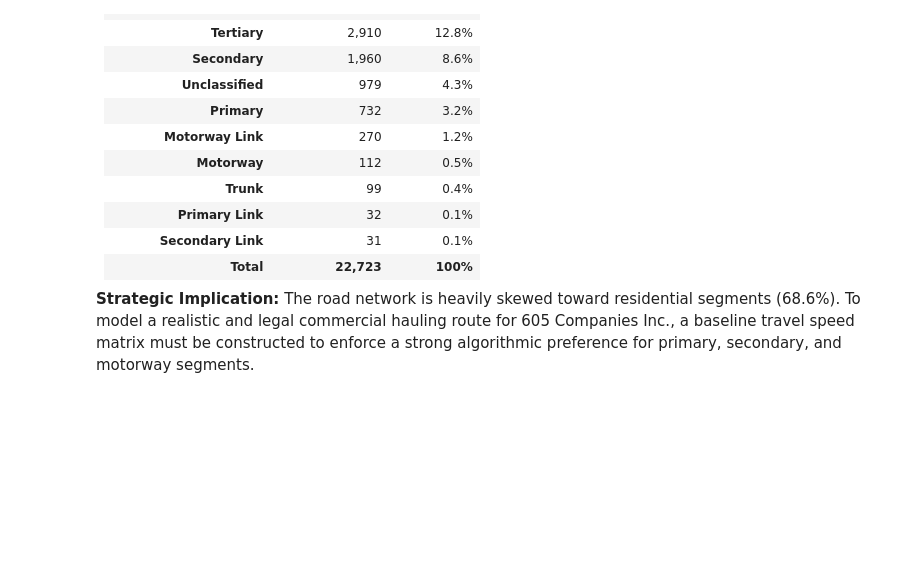
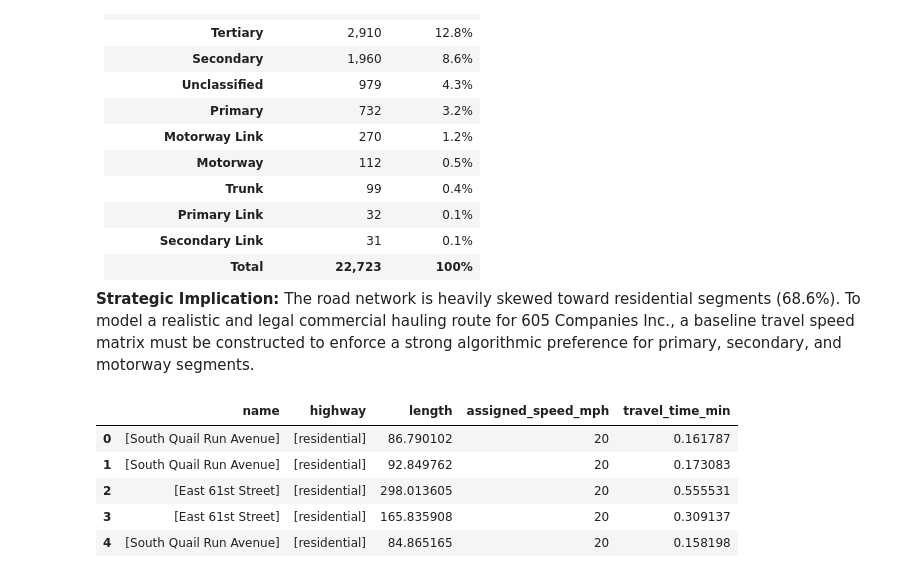
Before and after one commit to Elkay-Analytics-LLC/605-companies-inc-core-analytics-workspace, a Jupyter notebook: 605_Companies_Projects/01_haul_optimization.ipynb, the cells around one changed output. Drawn from its saved outputs; the diff is of its cells as text; code cells hidden in the pictures; blank space fills up the shorter version.

```diff
--- a/605_Companies_Projects/01_haul_optimization.ipynb
+++ b/605_Companies_Projects/01_haul_optimization.ipynb
@@ -103,3 +103,51 @@ Name: count, dtype: int64
 | **Total** | **22,723** | **100%** |
 
 **Strategic Implication:** The road network is heavily skewed toward residential segments (68.6%). To model a realistic and legal commercial hauling route for 605 Companies Inc., a baseline travel speed matrix must be constructed to enforce a strong algorithmic preference for primary, secondary, and motorway segments.
+# %%
+import numpy as np
+import geopandas as gpd
+
+# 0. Reload the GeoJSON file into memory so edges_gdf is defined
+edges_gdf = gpd.read_file("data/processed/minnehaha_drive_network.geojson")
+
+# 1. Define baseline speeds (mph) tailored for heavy commercial haulers
+commercial_speeds_mph = {
+    'motorway': 65,         # Interstate 229
+    'motorway_link': 45,    # On/Off ramps
+    'trunk': 55,            # Major state highways (SD 11)
+    'primary': 45,          # Major arterials (Minnesota Ave)
+    'secondary': 35,        # Minor arterials (Cliff Ave, 57th St)
+    'tertiary': 30,         # Collector roads (Ralph Rogers Rd)
+    'unclassified': 25,     # Rural/county roads
+    'residential': 20       # Residential streets (heavy time penalty)
+}
+
+# 2. Function to resolve highway classes and assign legal travel speeds
+def assign_speed(row):
+    hw_type = row['highway']
+
+    # Handle segments with multiple classification tags (lists or numpy arrays)
+    if isinstance(hw_type, (list, np.ndarray)):
+        hw_type = hw_type[0]
+
+    return commercial_speeds_mph.get(hw_type, 20)
+
+# 3. Apply the speed matrix to all network edges
+edges_gdf['assigned_speed_mph'] = edges_gdf.apply(assign_speed, axis=1)
+
+# 4. Convert mph to meters per minute (1 mph = 26.8224 meters/minute)
+edges_gdf['speed_mpm'] = edges_gdf['assigned_speed_mph'] * 26.8224
+
+# 5. Calculate edge travel time cost in minutes: Cost = Length / Speed
+edges_gdf['travel_time_min'] = edges_gdf['length'] / edges_gdf['speed_mpm']
+
+# 6. Verify calculated weights across sample road corridors
+sample_cols = ['name', 'highway', 'length', 'assigned_speed_mph', 'travel_time_min']
+display(edges_gdf[sample_cols].head(5))
+# %% [output]
+|  | name | highway | length | assigned_speed_mph | travel_time_min |
+| 0 | [South Quail Run Avenue] | [residential] | 86.790102 | 20 | 0.161787 |
+| 1 | [South Quail Run Avenue] | [residential] | 92.849762 | 20 | 0.173083 |
+| 2 | [East 61st Street] | [residential] | 298.013605 | 20 | 0.555531 |
+| 3 | [East 61st Street] | [residential] | 165.835908 | 20 | 0.309137 |
+| 4 | [South Quail Run Avenue] | [residential] | 84.865165 | 20 | 0.158198 |
```
Also changed, not shown: parts of 2 cells of this notebook.
